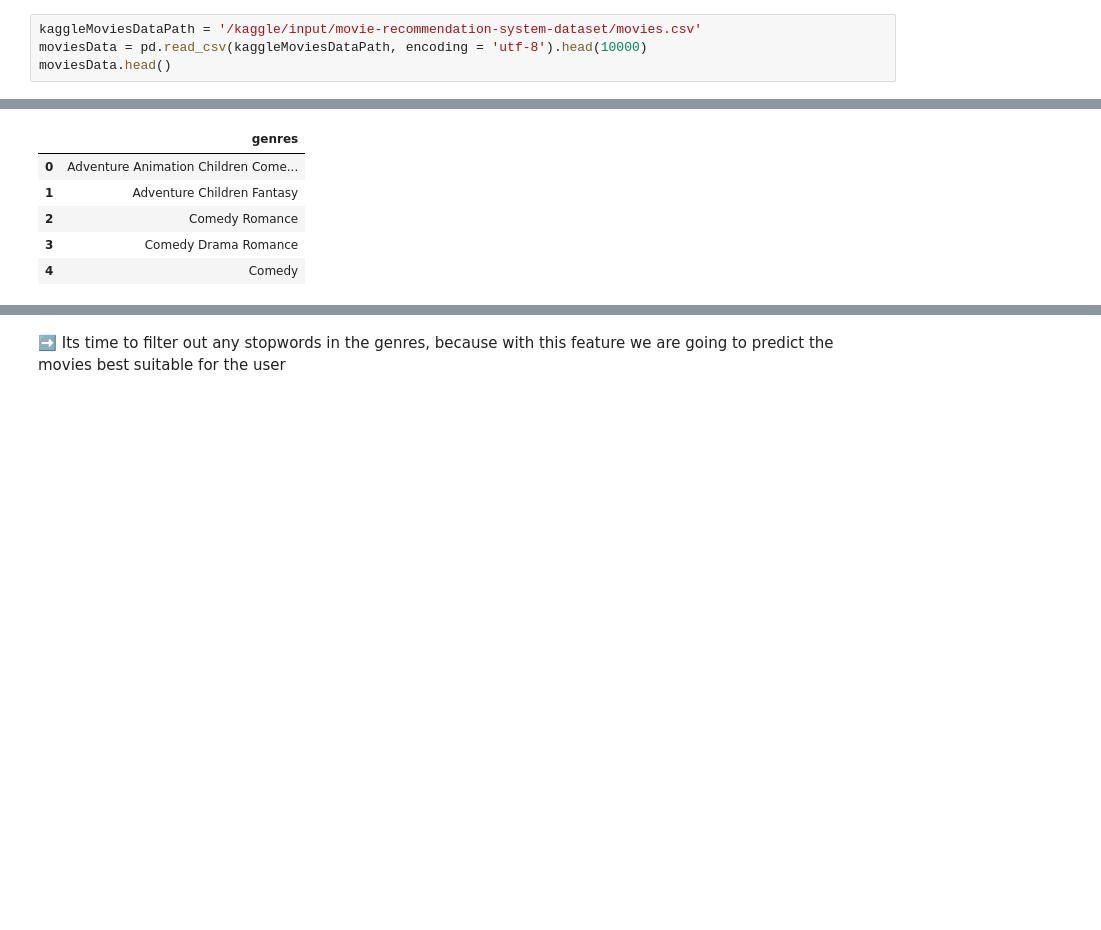
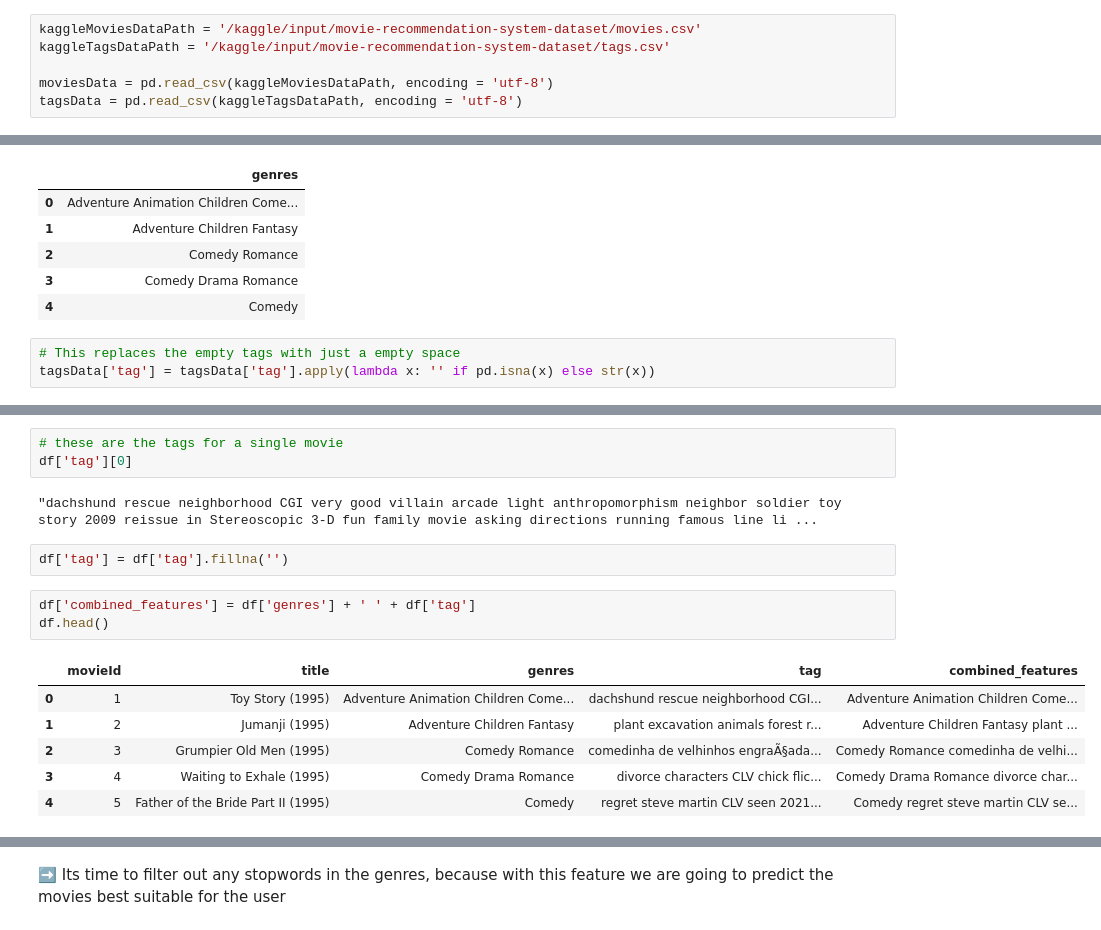
Before and after one commit to KarthikNot/movies-recommendation-system, a Jupyter notebook: recommendation-system-training.ipynb, the cells around one changed output, grey strips where cells are left out. Cells and saved outputs as stored; diff of their text form; blank space fills up the shorter version.

```diff
--- a/recommendation-system-training.ipynb
+++ b/recommendation-system-training.ipynb
@@ -12,5 +12,7 @@ import matplotlib.pyplot as plt
 import seaborn as sns
 # %%
 kaggleMoviesDataPath = '/kaggle/input/movie-recommendation-system-dataset/movies.csv'
-moviesData = pd.read_csv(kaggleMoviesDataPath, encoding = 'utf-8').head(10000)
-moviesData.head()
+kaggleTagsDataPath = '/kaggle/input/movie-recommendation-system-dataset/tags.csv'
+
+moviesData = pd.read_csv(kaggleMoviesDataPath, encoding = 'utf-8')
+tagsData = pd.read_csv(kaggleTagsDataPath, encoding = 'utf-8')
@@ -66,3 +103,6 @@ moviesData[['genres']][:5]
 | 2 | Comedy Romance |
 | 3 | Comedy Drama Romance |
 | 4 | Comedy |
+# %%
+# This replaces the empty tags with just a empty space
+tagsData['tag'] = tagsData['tag'].apply(lambda x: '' if pd.isna(x) else str(x))
@@ -68,0 +122,17 @@ moviesData[['genres']][:5]
+# %%
+# these are the tags for a single movie
+df['tag'][0]
+# %% [output]
+"dachshund rescue neighborhood CGI very good villain arcade light anthropomorphism neighbor soldier toy story 2009 reissue in Stereoscopic 3-D fun family movie asking directions running famous line li ...
+# %%
+df['tag'] = df['tag'].fillna('')
+# %%
+df['combined_features'] = df['genres'] + ' ' + df['tag']
+df.head()
+# %% [output]
+|  | movieId | title | genres | tag | combined_features |
+| 0 | 1 | Toy Story (1995) | Adventure Animation Children Come... | dachshund rescue neighborhood CGI... | Adventure Animation Children Come... |
+| 1 | 2 | Jumanji (1995) | Adventure Children Fantasy | plant excavation animals forest r... | Adventure Children Fantasy plant ... |
+| 2 | 3 | Grumpier Old Men (1995) | Comedy Romance | comedinha de velhinhos engraÃ§ada... | Comedy Romance comedinha de velhi... |
+| 3 | 4 | Waiting to Exhale (1995) | Comedy Drama Romance | divorce characters CLV chick flic... | Comedy Drama Romance divorce char... |
+| 4 | 5 | Father of the Bride Part II (1995) | Comedy | regret steve martin CLV seen 2021... | Comedy regret steve martin CLV se... |
```
Also changed, not shown: parts of 16 cells of this notebook.
